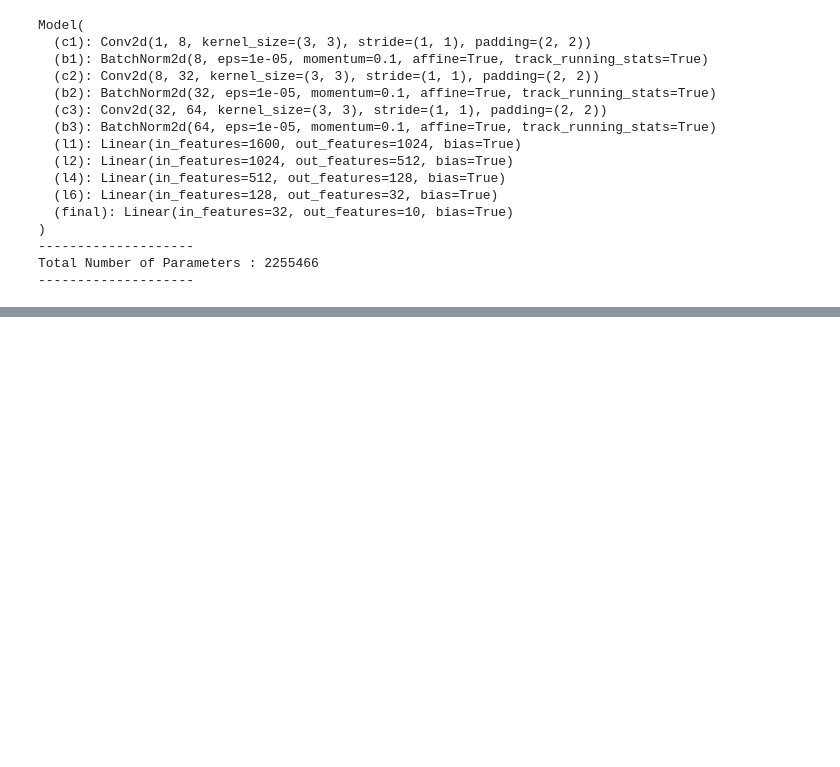
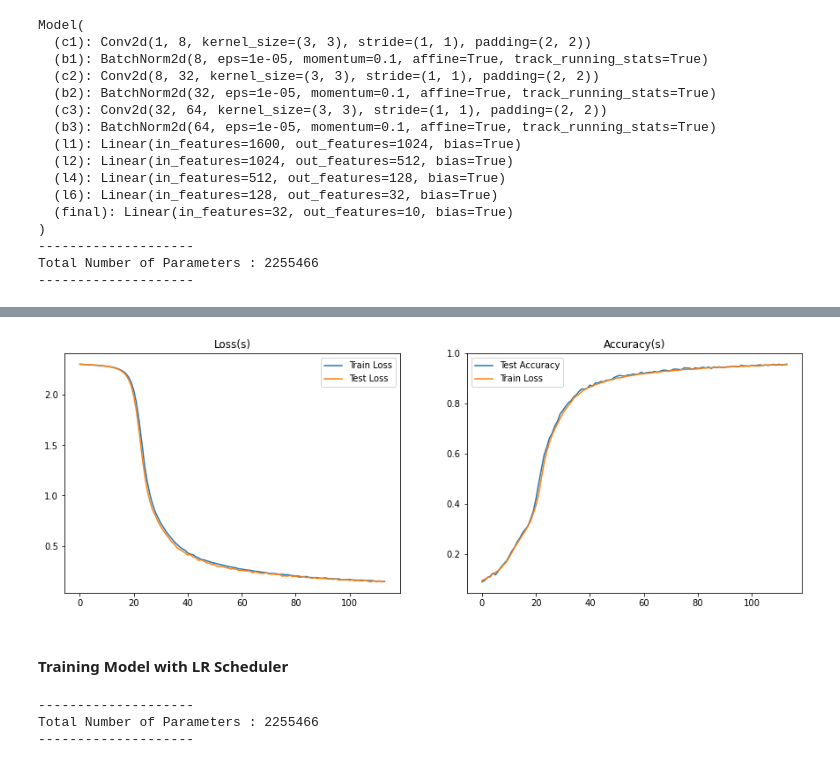
Before and after one commit to abhijitdarekar/MINST-Digit-Recognizer, a Jupyter notebook: notebooks/model_training.ipynb, the cells around one changed output, grey strips where cells are left out. Cells and saved outputs as stored; diff of their text form; code cells hidden in the pictures; blank space fills up the shorter version.

Commit message:
Trainign with LR Scheduler

```diff
--- a/notebooks/model_training.ipynb
+++ b/notebooks/model_training.ipynb
@@ -269,6 +272,7 @@ class EarlyStopper:
 def train_per_epoch(train_loader,model,optimizer,):
     model.train()
     running_loss = 0
+    running_accuray = 0
     for data,label in train_loader:
         optimizer.zero_grad()
         out = model(data)
@@ -276,7 +280,14 @@ def train_per_epoch(train_loader,model,optimizer,):
         loss.backward()
         optimizer.step()
         running_loss+= loss.item()
-    return running_loss
+        with torch.no_grad():
+            model.eval()
+            out = model(data)
+            _, top_class = out.topk(1,dim=1)
+            equals = top_class == label.view(*top_class.shape)
+            running_accuray+= torch.mean(equals.type(torch.FloatTensor)).item()
+        model.train()
+    return running_loss,running_accuray
 
 def test_per_epoch(valid_loader,model,):
     valid_accuracy = 0
@@ -294,17 +307,18 @@ def test_per_epoch(valid_loader,model,):
 # %%
 epochs = 150
-train_losses, valid_losses,valid_accuracy = [],[],[]
+train_losses, valid_losses,valid_accuracy, train_accuracy = [],[],[],[]
 early_stopping = EarlyStopper(patience=5)
 for e in range(epochs):
-    train_loss = train_per_epoch(train_loader,model,optimizer)
+    train_loss, train_acc = train_per_epoch(train_loader,model,optimizer)
     acc,valid_loss = test_per_epoch(valid_loader,model)
-    train_losses.append(train_loss)
-    valid_losses.append(valid_loss)
-    valid_accuracy.append(acc)
+    train_losses.append(train_loss/len(train_loader))
+    valid_losses.append(valid_loss/len(valid_loader))
+    valid_accuracy.append(acc/len(valid_loader))
+    train_accuracy.append(train_acc/len(train_loader))
 
 
     print(f"Epoch {e+1:3} | Training Loss {train_loss/len(train_loader):.5f}  | Test Loss {valid_loss/len(valid_loader):.5f} | ",
-            f"Accuracy {acc/len(valid_loader):.5f}")
+            f"Train Accuracy {train_acc/len(train_loader):.5f} | Test Accuracy {acc/len(valid_loader):.5f}")
 
     if early_stopping(valid_loss):
         print("Terminating Model training, as there is no change in Loss.....")
@@ -329,2 +343,37 @@ Epoch 100 | Training Loss 0.16061  | Test Loss 0.16864 |  Accuracy 0.94905
 No change in loss.
 Terminating Model training, as there is no change in Loss.....
+# %%
+fig, axs = plt.subplots(1,2,figsize = (15,5))
+axs[0].plot(train_losses)#,len(train_losses))
+axs[0].set_title('Loss(s)')
+axs[0].plot(valid_losses)
+axs[0].legend(['Train Loss','Test Loss'])
+axs[1].set_title("Accuracy(s)")
+axs[1].plot(valid_accuracy)
+axs[1].plot(train_accuracy)
+axs[1].legend(['Test Accuracy','Train Loss'])
+plt.show()
+# %% [output]
+[figure, added]
+# %% [markdown]
+#### Training Model with LR Scheduler
+# %%
+model = Model()
+# print(model)
+
+LEARNING_RATE = 0.001
+
+criterion = nn.CrossEntropyLoss()
+optimizer = torch.optim.SGD(model.parameters(), lr=LEARNING_RATE)
+
+train_on_gpu = False
+
+size = 0
+for layer in model.parameters():
+    size +=torch.numel(layer)
+
+print("--------------------\nTotal Number of Parameters :",size,'\n--------------------')
+# %% [output]
+--------------------
+Total Number of Parameters : 2255466
+--------------------
```
Also changed, not shown: parts of 9 cells of this notebook, 2 other files.
